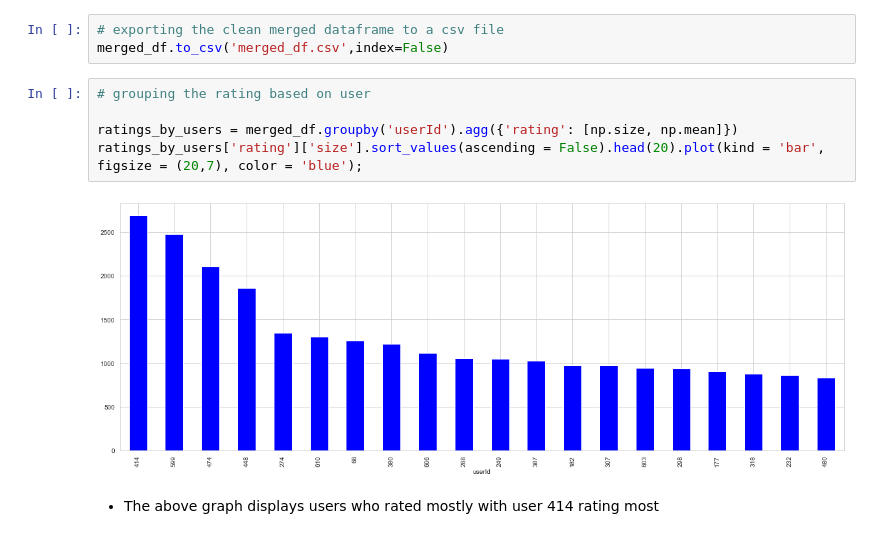
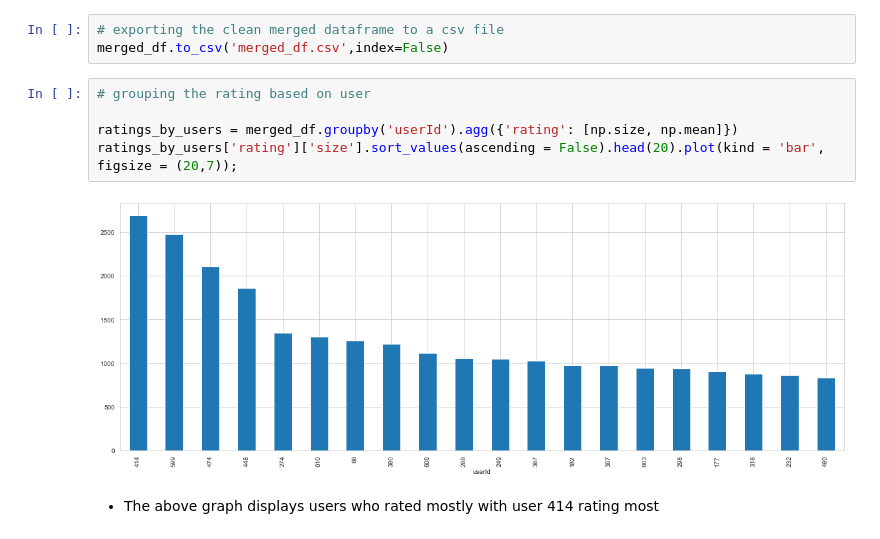
Before and after one commit to Lucy-Munge/Movie-Recommender-System, a Jupyter notebook: MovieLens-Recommender-System.ipynb, the cells around one changed output. Saved outputs shown, nothing was run; the diff lists cells and outputs as text.

```diff
--- a/MovieLens-Recommender-System.ipynb
+++ b/MovieLens-Recommender-System.ipynb
@@ -379,10 +425,10 @@ merged_df.to_csv('merged_df.csv',index=False)
 # %%
 # grouping the rating based on user
 
 ratings_by_users = merged_df.groupby('userId').agg({'rating': [np.size, np.mean]})
-ratings_by_users['rating']['size'].sort_values(ascending = False).head(20).plot(kind = 'bar', figsize = (20,7), color = 'blue');
+ratings_by_users['rating']['size'].sort_values(ascending = False).head(20).plot(kind = 'bar', figsize = (20,7));
 # %% [output]
-[figure, old version]
+[figure, new version]
 # %% [markdown]
 - The above graph displays users who rated mostly with user 414 rating most
 # %%
```
Also changed, not shown: parts of 101 cells of this notebook.
